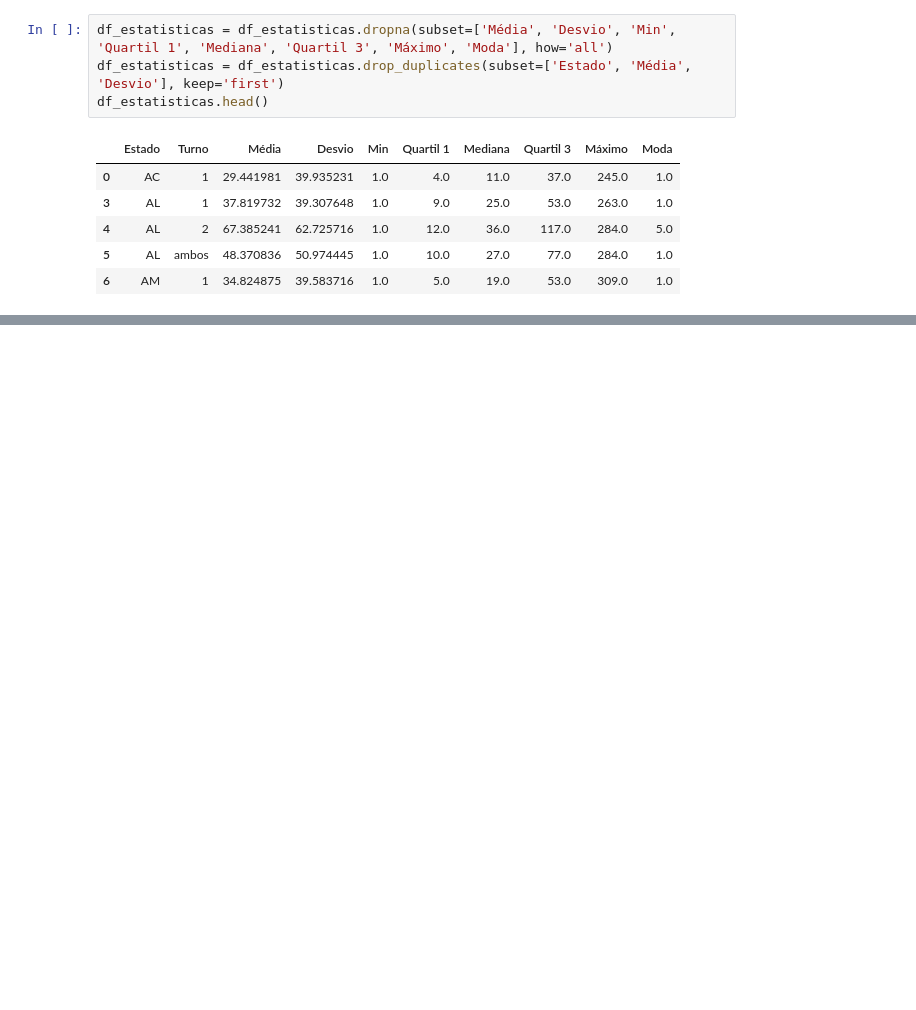
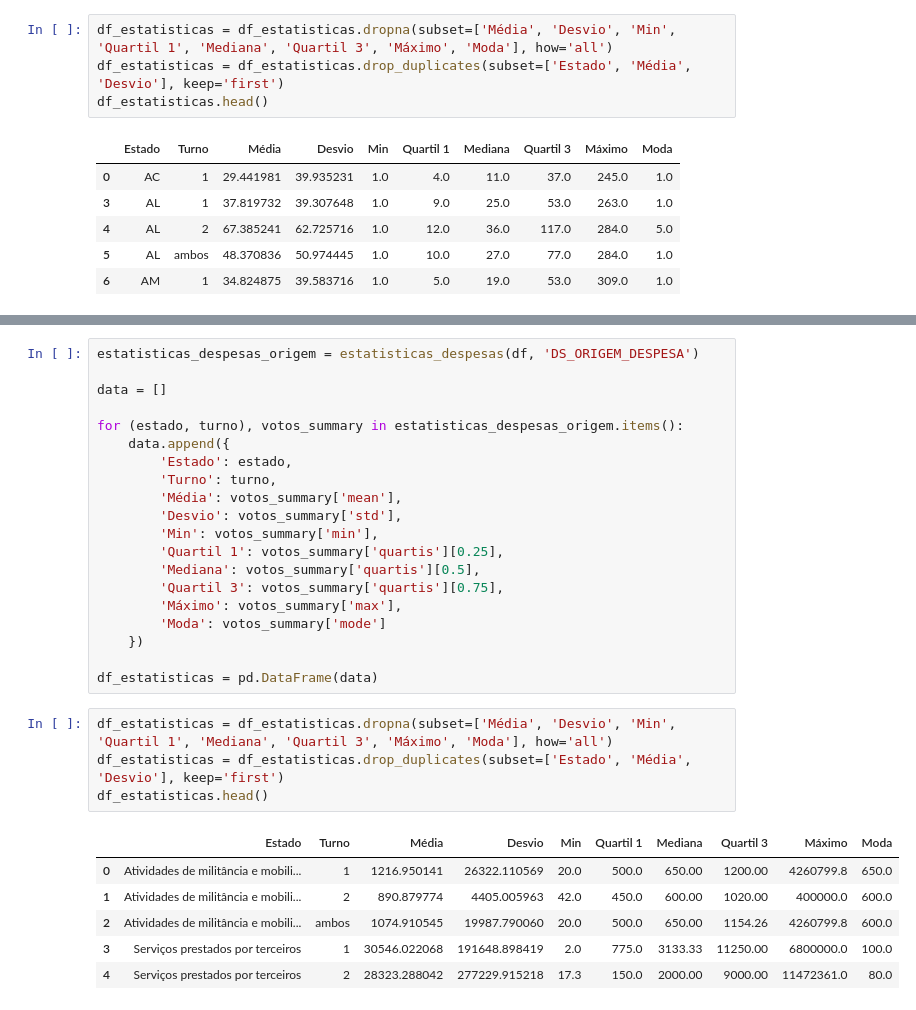
Before and after one commit to AndreiRech/Election, a Jupyter notebook: Analise.ipynb, the cells around one changed output, grey strips where cells are left out. Cells and saved outputs as stored; diff of their text form; blank space fills up the shorter version.

```diff
--- a/Analise.ipynb
+++ b/Analise.ipynb
@@ -284,0 +468,31 @@ df_estatisticas.head()
+# %%
+estatisticas_despesas_origem = estatisticas_despesas(df, 'DS_ORIGEM_DESPESA')
+
+data = []
+
+for (estado, turno), votos_summary in estatisticas_despesas_origem.items():
+    data.append({
+        'Estado': estado,
+        'Turno': turno,
+        'Média': votos_summary['mean'],
+        'Desvio': votos_summary['std'],
+        'Min': votos_summary['min'],
+        'Quartil 1': votos_summary['quartis'][0.25],
+        'Mediana': votos_summary['quartis'][0.5],
+        'Quartil 3': votos_summary['quartis'][0.75],
+        'Máximo': votos_summary['max'],
+        'Moda': votos_summary['mode']
+    })
+
+df_estatisticas = pd.DataFrame(data)
+# %%
+df_estatisticas = df_estatisticas.dropna(subset=['Média', 'Desvio', 'Min', 'Quartil 1', 'Mediana', 'Quartil 3', 'Máximo', 'Moda'], how='all')
+df_estatisticas = df_estatisticas.drop_duplicates(subset=['Estado', 'Média', 'Desvio'], keep='first')
+df_estatisticas.head()
+# %% [output]
+|  | Estado | Turno | Média | Desvio | Min | Quartil 1 | Mediana | Quartil 3 | Máximo | Moda |
+| 0 | Atividades de militância e mobili... | 1 | 1216.950141 | 26322.110569 | 20.0 | 500.0 | 650.00 | 1200.00 | 4260799.8 | 650.0 |
+| 1 | Atividades de militância e mobili... | 2 | 890.879774 | 4405.005963 | 42.0 | 450.0 | 600.00 | 1020.00 | 400000.0 | 600.0 |
+| 2 | Atividades de militância e mobili... | ambos | 1074.910545 | 19987.790060 | 20.0 | 500.0 | 650.00 | 1154.26 | 4260799.8 | 600.0 |
+| 3 | Serviços prestados por terceiros | 1 | 30546.022068 | 191648.898419 | 2.0 | 775.0 | 3133.33 | 11250.00 | 6800000.0 | 100.0 |
+| 4 | Serviços prestados por terceiros | 2 | 28323.288042 | 277229.915218 | 17.3 | 150.0 | 2000.00 | 9000.00 | 11472361.0 | 80.0 |
```
Also changed, not shown: parts of 17 cells of this notebook.
